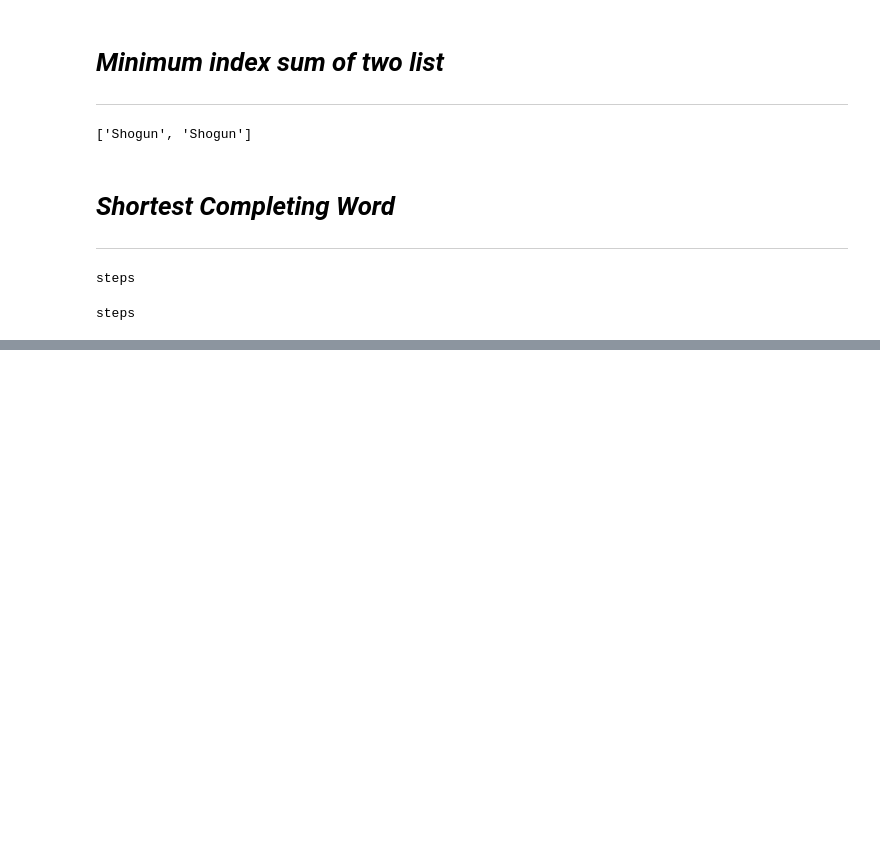
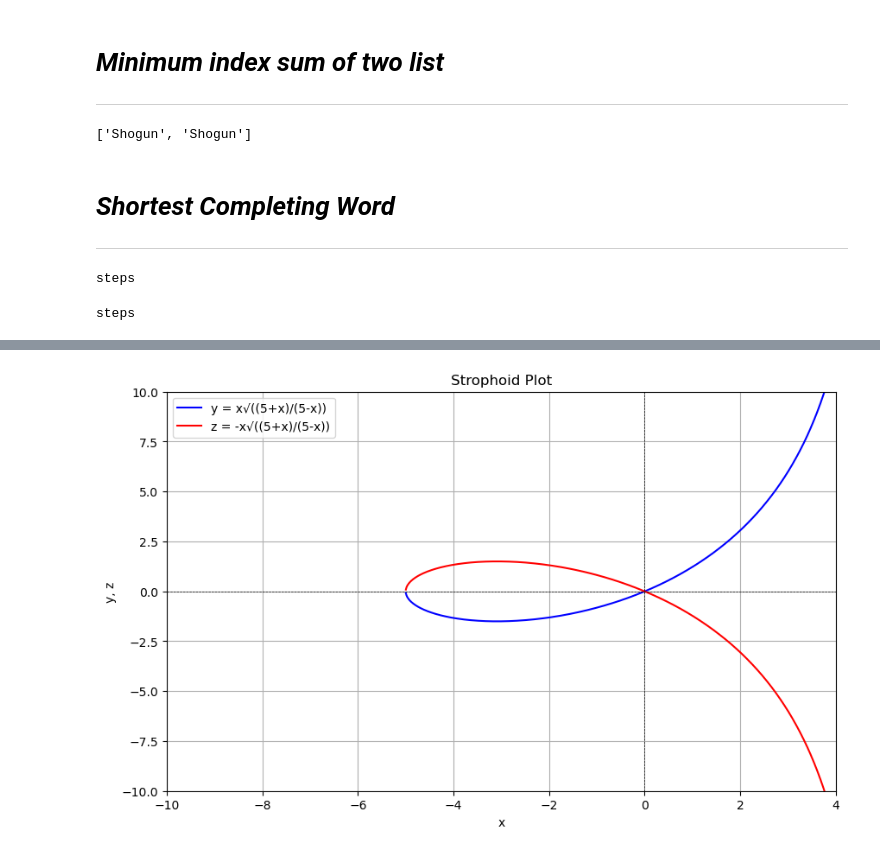
Before and after one commit to deepaknandeshwar17/Basic-Programs-in-python, a Jupyter notebook: DSA_Qn.ipynb, the cells around one changed output, grey strips where cells are left out. Saved outputs shown, nothing was run; the diff lists cells and outputs as text; code cells hidden in the pictures; blank space fills up the shorter version.

```diff
--- a/DSA_Qn.ipynb
+++ b/DSA_Qn.ipynb
@@ -279,0 +323,28 @@ steps
+# %%
+import numpy as np
+import matplotlib.pyplot as plt
+
+x = np.linspace(-10, 4, 1000)
+valid_indices = x < 5
+y = np.zeros_like(x)
+z = np.zeros_like(x)
+
+y[valid_indices] = x[valid_indices] * np.sqrt((5 + x[valid_indices]) / (5 - x[valid_indices]))
+z[valid_indices] = -x[valid_indices] * np.sqrt((5 + x[valid_indices]) / (5 - x[valid_indices]))
+
+plt.figure(figsize=(10, 6))
+plt.plot(x[valid_indices], y[valid_indices], label='y = x√((5+x)/(5-x))', color='blue')
+plt.plot(x[valid_indices], z[valid_indices], label='z = -x√((5+x)/(5-x))', color='red')
+
+plt.title('Strophoid Plot')
+plt.xlabel('x')
+plt.ylabel('y, z')
+plt.axhline(0, color='black', linewidth=0.5, ls='--')
+plt.axvline(0, color='black', linewidth=0.5, ls='--')
+plt.grid()
+plt.legend()
+plt.ylim(-10, 10)
+plt.xlim(-10, 4)
+plt.show()
+# %% [output]
+[figure, added]
```
Also changed, not shown: parts of 5 cells of this notebook, 1 other file.
